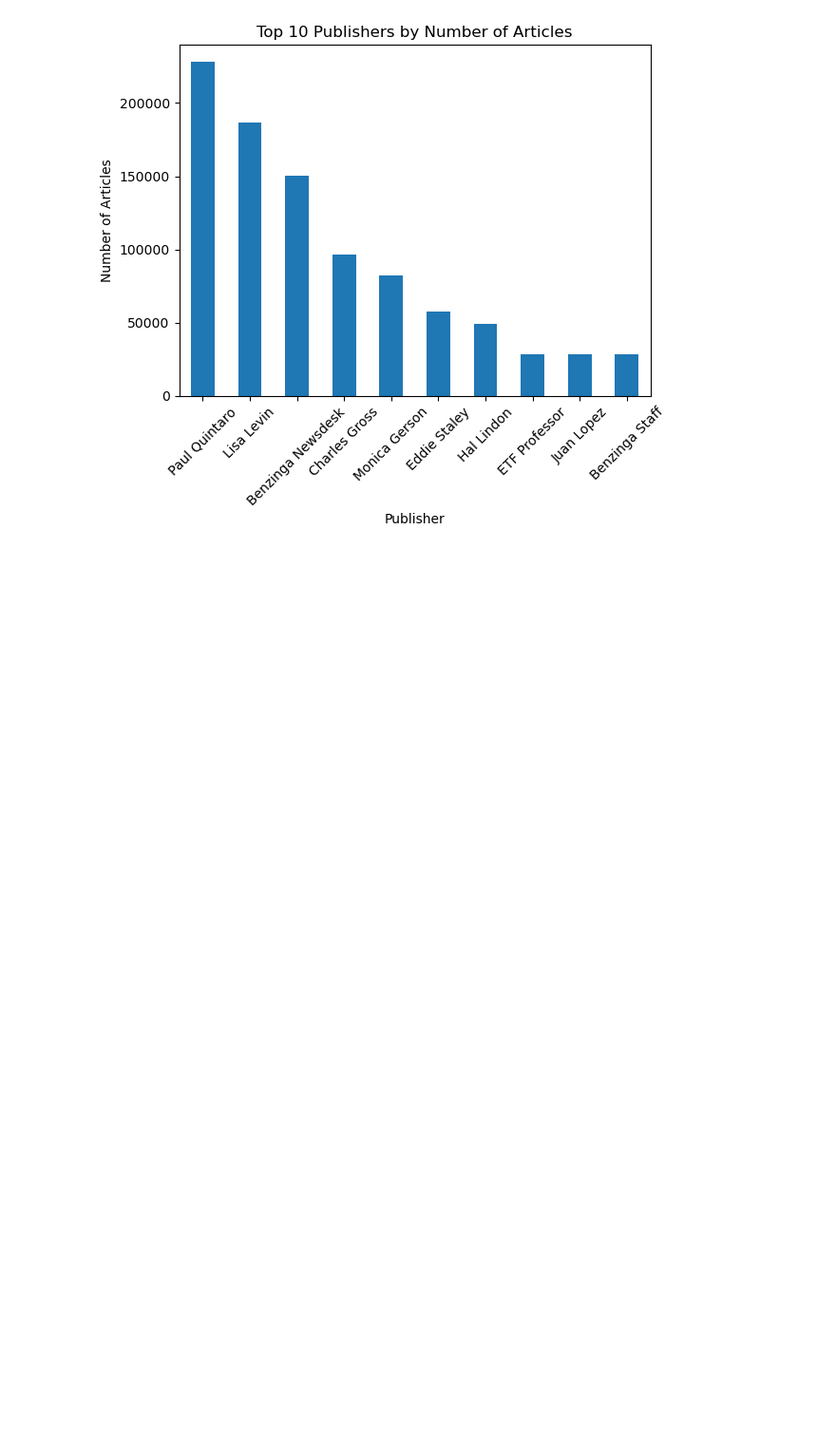
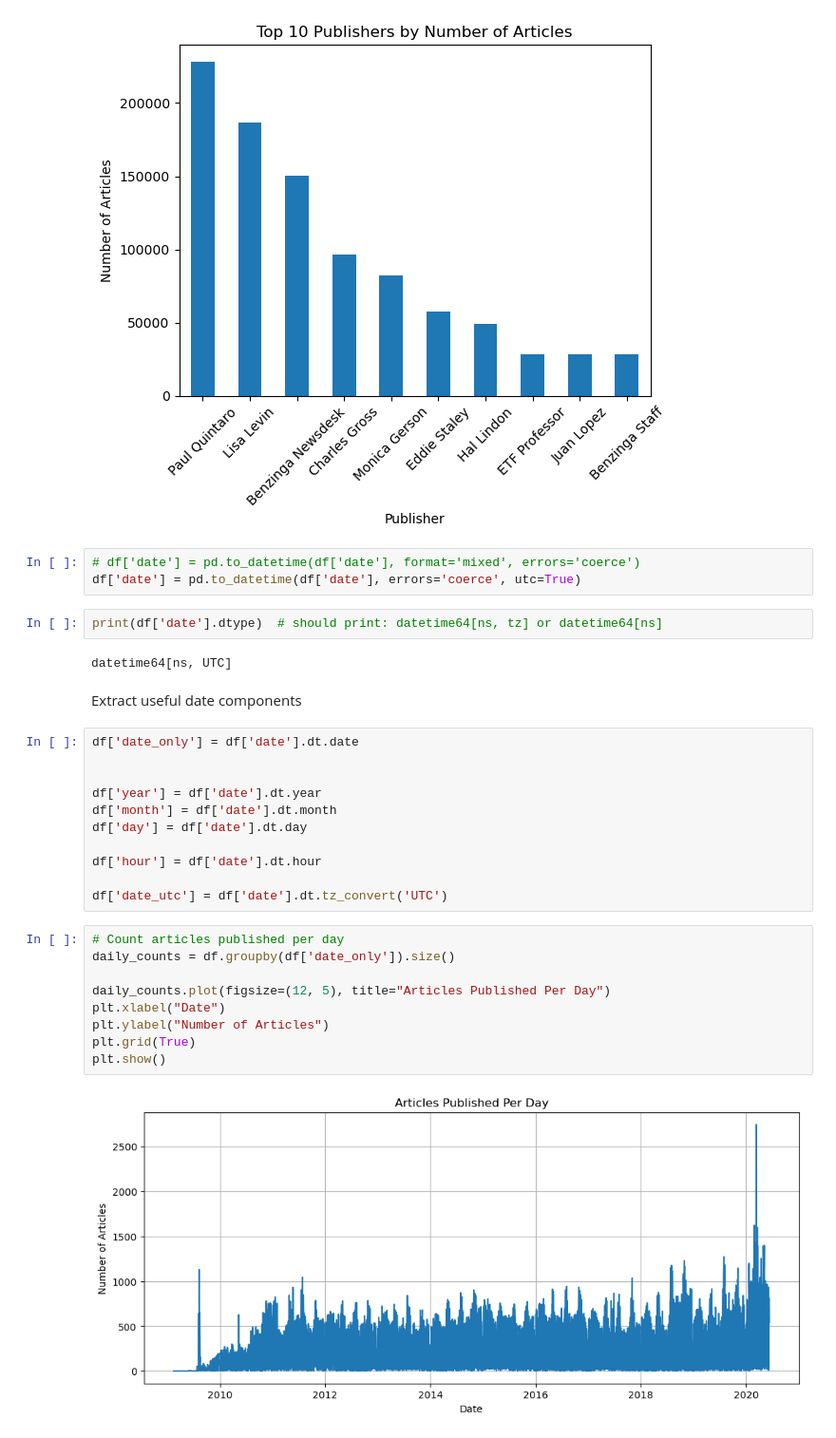
Before and after one commit to michael-099/Predicting-Price-Moves-with-News-Sentiment, a Jupyter notebook: notebooks/Predicting Price Moves with News Sentiment.ipynb, the cells around one changed output. Shown at 95% size. Cells and saved outputs as stored; diff of their text form; blank space fills up the shorter version.

Commit message:
Analyze the publication dates to see trends over time

```diff
--- a/notebooks/Predicting Price Moves with News Sentiment.ipynb
+++ b/notebooks/Predicting Price Moves with News Sentiment.ipynb
@@ -84,3 +84,34 @@ Juan Lopez            28438
 Benzinga Staff        28114
 Name: count, dtype: int64
 [figure]
+# %%
+# df['date'] = pd.to_datetime(df['date'], format='mixed', errors='coerce')
+df['date'] = pd.to_datetime(df['date'], errors='coerce', utc=True)
+# %%
+print(df['date'].dtype)  # should print: datetime64[ns, tz] or datetime64[ns]
+# %% [output]
+datetime64[ns, UTC]
+# %% [markdown]
+Extract useful date components
+# %%
+df['date_only'] = df['date'].dt.date
+
+
+df['year'] = df['date'].dt.year
+df['month'] = df['date'].dt.month
+df['day'] = df['date'].dt.day
+
+df['hour'] = df['date'].dt.hour
+
+df['date_utc'] = df['date'].dt.tz_convert('UTC')
+# %%
+# Count articles published per day
+daily_counts = df.groupby(df['date_only']).size()
+
+daily_counts.plot(figsize=(12, 5), title="Articles Published Per Day")
+plt.xlabel("Date")
+plt.ylabel("Number of Articles")
+plt.grid(True)
+plt.show()
+# %% [output]
+[figure, added]
```
Also changed, not shown: parts of 4 cells of this notebook.
